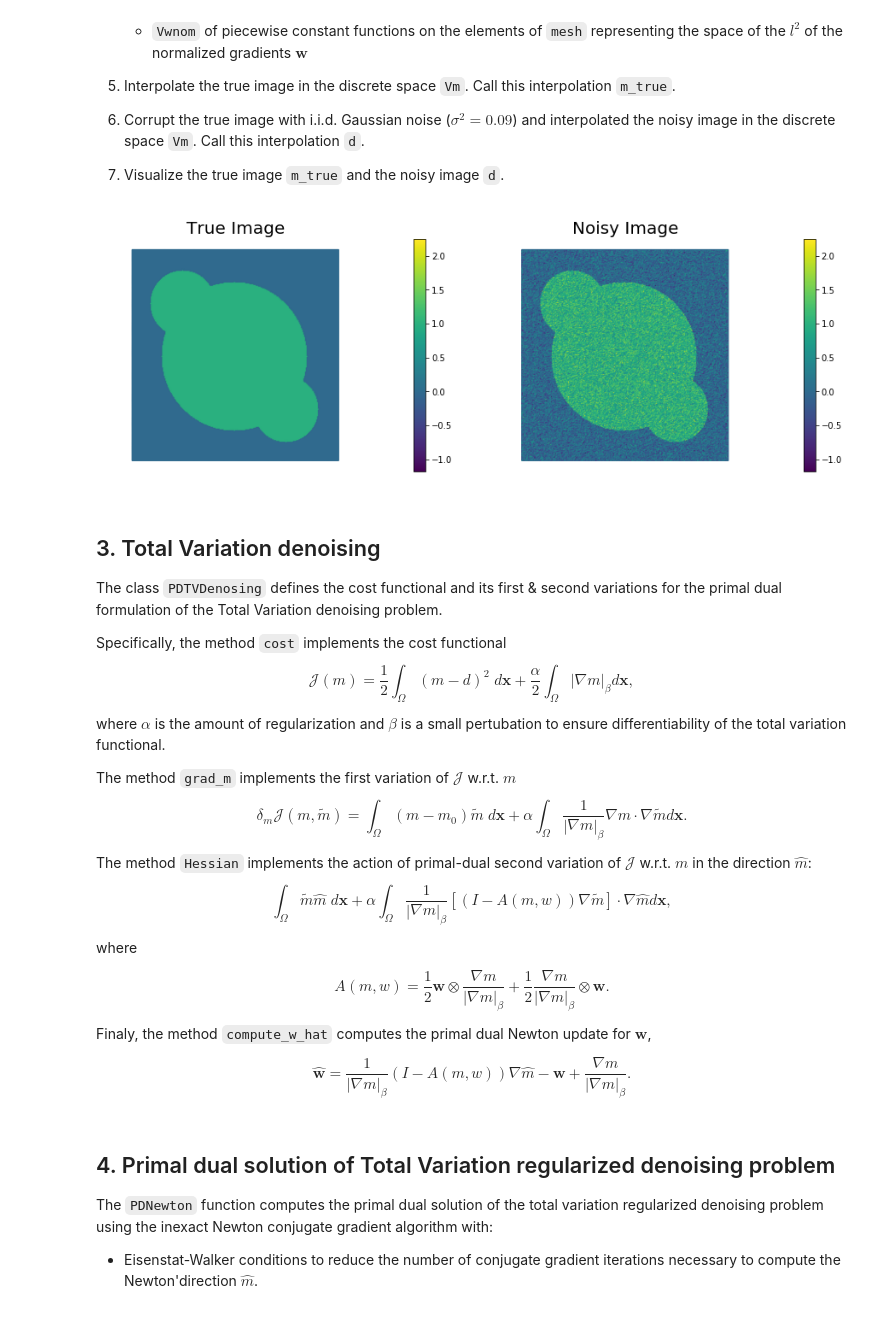
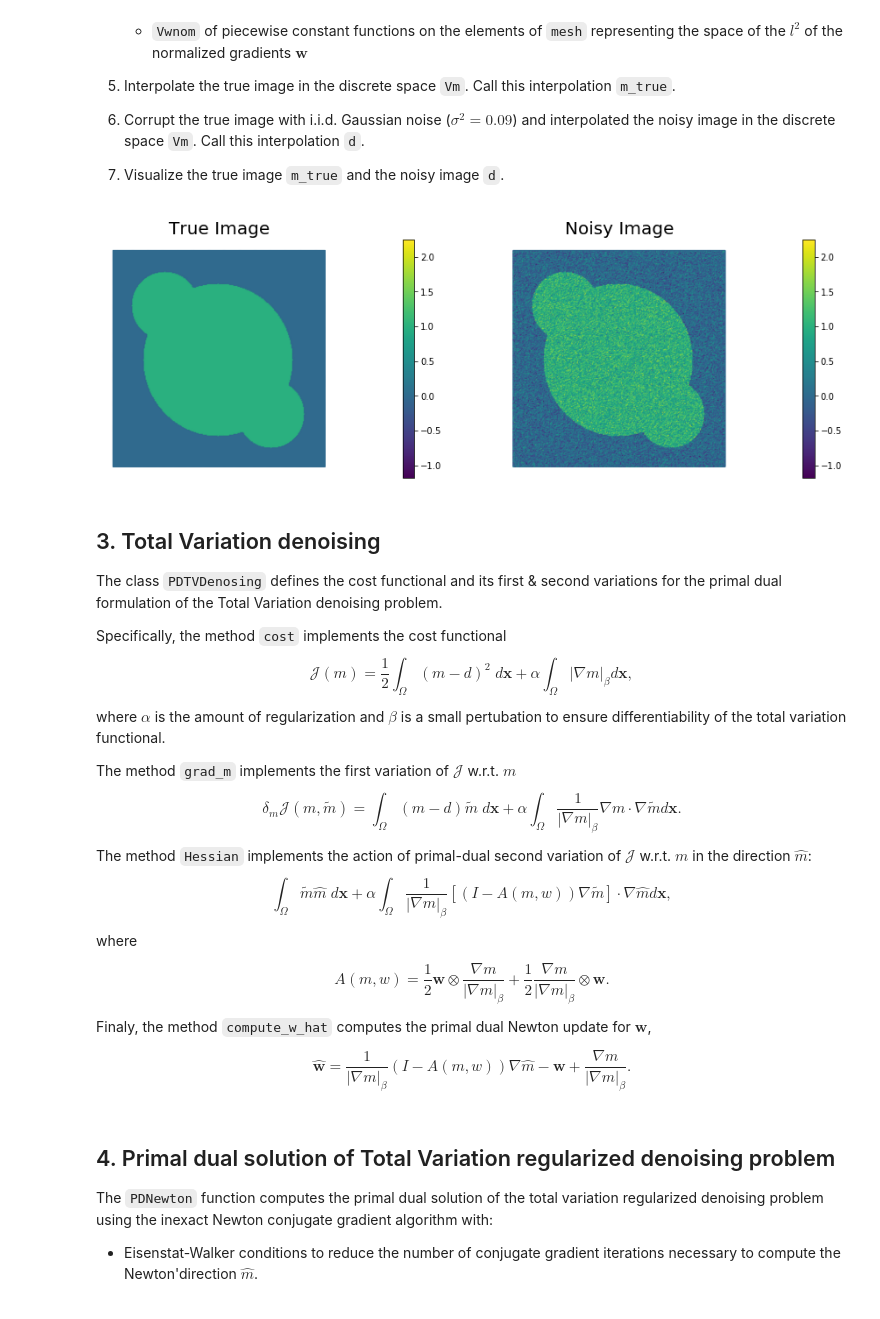
Before and after one commit to uvilla/cmis_labs, a Jupyter notebook: Assignment4/ImageDenoising_PrimalDualTV.ipynb, the cells around one changed output. Saved outputs shown, nothing was run; the diff lists cells and outputs as text; code cells hidden in the pictures.

```diff
--- a/Assignment4/ImageDenoising_PrimalDualTV.ipynb
+++ b/Assignment4/ImageDenoising_PrimalDualTV.ipynb
@@ -115,46 +115,46 @@ dl.set_log_active(False)
 data = sio.loadmat('circles.mat')['im']
 
 Lx = 1.
 h = Lx/float(data.shape[0])
 Ly = float(data.shape[1])*h
 
-mesh = dl.RectangleMesh(dl.Point(0,0),dl.Point(Lx,Ly),data.shape[1], data.shape[0])
+mesh = dl.RectangleMesh(dl.Point(0,0),dl.Point(Lx,Ly),data.shape[0], data.shape[1])
 Vm = dl.FunctionSpace(mesh, "Lagrange",1)
 Vw = dl.VectorFunctionSpace(mesh, "DG", 0)
 Vwnorm = dl.FunctionSpace(mesh, "DG",0)
 
 trueImage = hp.NumpyScalarExpression2D()
 trueImage.setData(data, h, h)
 m_true  = dl.interpolate(trueImage, Vm)
 
 np.random.seed(seed=1)
 noise_std_dev = .3
 noise = noise_std_dev*np.random.randn(data.shape[0], data.shape[1])
 noisyImage = hp.NumpyScalarExpression2D()
 noisyImage.setData(data+noise, h, h)
 d = dl.interpolate(noisyImage, Vm)
 
 # Get min/max of noisy image, so that we can show all plots in the same scale
 vmin = np.min(d.vector().get_local())
 vmax = np.max(d.vector().get_local())
 
 plt.figure(figsize=(15,5))
 nb.plot(m_true, subplot_loc=121, mytitle="True Image", vmin=vmin, vmax = vmax)
 nb.plot(d, subplot_loc=122, mytitle="Noisy Image", vmin=vmin, vmax = vmax)
 plt.show()
 # %% [output]
-[figure, old version]
+[figure, new version]
 # %% [markdown]
 ## 3. Total Variation denoising
 
 The class `PDTVDenosing` defines the cost functional and its first & second variations for the primal dual formulation of the Total Variation denoising problem.
 
 Specifically, the method `cost` implements the cost functional
-$$ \mathcal{J}(m) = \frac{1}{2}\int_\Omega (m - d)^2 \; d\boldsymbol{x} + \frac{\alpha}{2}\int_\Omega | \nabla m |_\beta d\boldsymbol{x}, $$
+$$ \mathcal{J}(m) = \frac{1}{2}\int_\Omega (m - d)^2 \; d\boldsymbol{x} + \alpha\int_\Omega | \nabla m |_\beta d\boldsymbol{x}, $$
 where $\alpha$ is the amount of regularization and $\beta$ is a small pertubation to ensure differentiability of the total variation functional.
 
 The method `grad_m` implements the first variation of $\mathcal{J}$ w.r.t. $m$
-$$ \delta_m \mathcal{J}(m, \tilde{m}) = \int_\Omega (m - m_0)\tilde{m}  \; d\boldsymbol{x} + \alpha \int_\Omega \frac{1}{| \nabla m |_\beta}\nabla m \cdot \nabla \tilde{m}  d\boldsymbol{x}. $$
+$$ \delta_m \mathcal{J}(m, \tilde{m}) = \int_\Omega (m - d)\tilde{m}  \; d\boldsymbol{x} + \alpha \int_\Omega \frac{1}{| \nabla m |_\beta}\nabla m \cdot \nabla \tilde{m}  d\boldsymbol{x}. $$
 
 The method `Hessian` implements the action of primal-dual second variation of $\mathcal{J}$ w.r.t. $m$ in the direction $\hat{m}$:
 $$ \int_\Omega \tilde{m} \hat{m} \; d\boldsymbol{x} + \alpha \int_\Omega \frac{1}{| \nabla m |_\beta} \left[ \left( I - A(m,w)\right) \nabla \tilde{m}\right] \cdot \nabla \hat{m} d\boldsymbol{x}, $$
```
Also changed, not shown: parts of 2 cells of this notebook, 1 other file.
